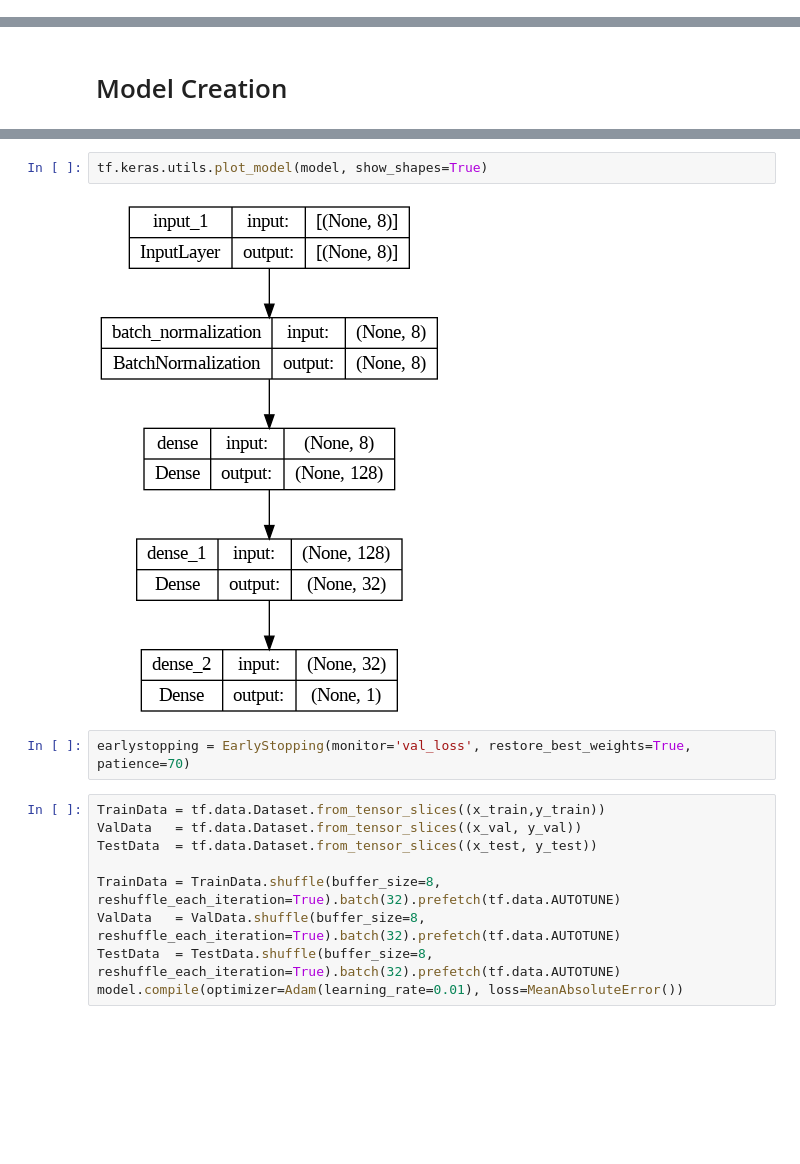
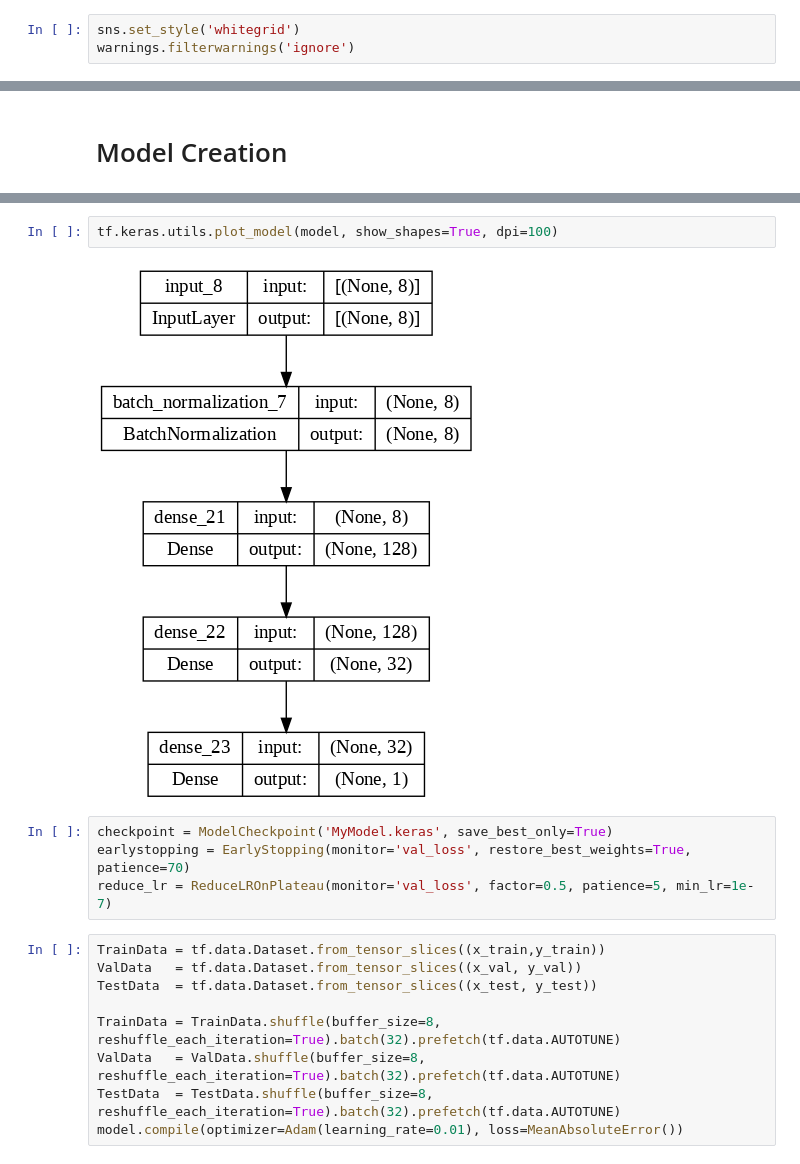
Before and after one commit to BaselAshraf81/Car_Price_Predicion, a Jupyter notebook: Car_Price_Predictor_enhanced.ipynb, the cells around one changed output, grey strips where cells are left out. Drawn from its saved outputs; the diff is of its cells as text; blank space fills up the shorter version.

```diff
--- a/Car_Price_Predictor_enhanced.ipynb
+++ b/Car_Price_Predictor_enhanced.ipynb
@@ -13,3 +23,6 @@ import numpy as np
+# %%
+sns.set_style('whitegrid')
+warnings.filterwarnings('ignore')
 # %% [markdown]
 # Data Preparation
 # %%
@@ -134,11 +147,13 @@ Trainable params: 5329 (20.82 KB)
 Non-trainable params: 16 (64.00 Byte)
 _________________________________________________________________
 # %%
-tf.keras.utils.plot_model(model, show_shapes=True)
+tf.keras.utils.plot_model(model, show_shapes=True, dpi=100)
 # %% [output]
-[figure, old version]
+[figure, new version]
-# %%
-earlystopping = EarlyStopping(monitor='val_loss', restore_best_weights=True, patience=70)
+# %%
+checkpoint = ModelCheckpoint('MyModel.keras', save_best_only=True)
+earlystopping = EarlyStopping(monitor='val_loss', restore_best_weights=True, patience=70)
+reduce_lr = ReduceLROnPlateau(monitor='val_loss', factor=0.5, patience=5, min_lr=1e-7)
 # %%
 TrainData = tf.data.Dataset.from_tensor_slices((x_train,y_train))
 ValData   = tf.data.Dataset.from_tensor_slices((x_val, y_val))
```
Also changed, not shown: parts of 15 cells of this notebook, 1 other file.
